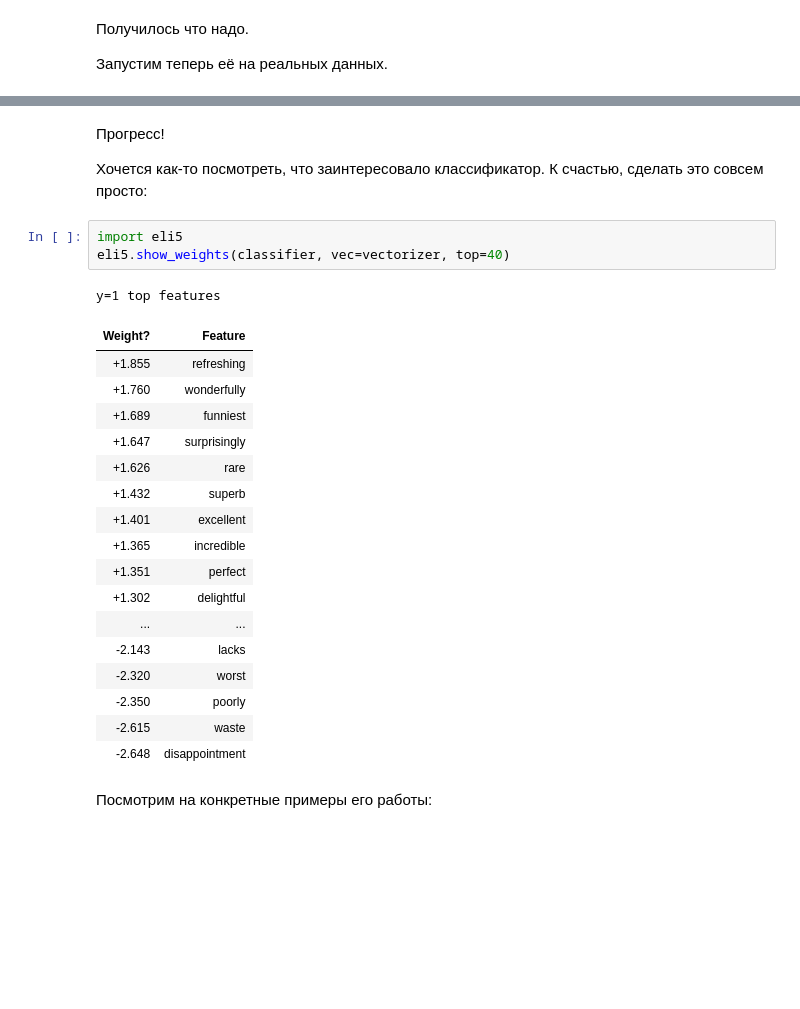
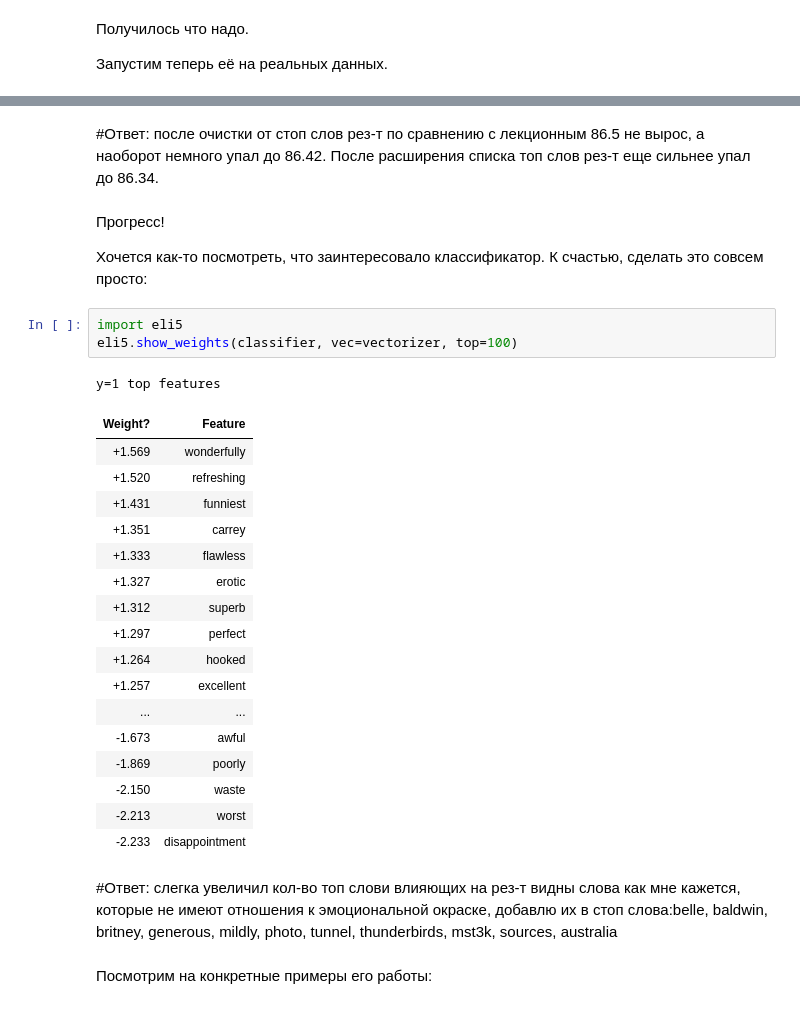
Before and after one commit to djo1006/Introduction-to-Natural-Language-Processing, a Jupyter notebook: hw_les_6/hw_les_6.ipynb, the cells around one changed output, grey strips where cells are left out. Cells and saved outputs as stored; diff of their text form; blank space fills up the shorter version.

```diff
--- a/hw_les_6/hw_les_6.ipynb
+++ b/hw_les_6/hw_les_6.ipynb
@@ -289,29 +329,34 @@ Test accuracy = 86.50%
+# %% [markdown]
+#Ответ: после очистки от стоп слов рез-т по сравнению с лекционным 86.5 не вырос, а наоборот немного упал до 86.42.
+После расширения списка топ слов рез-т еще сильнее упал до 86.34.
 # %% [markdown]
 Прогресс!
 
 Хочется как-то посмотреть, что заинтересовало классификатор. К счастью, сделать это совсем просто:
 # %%
 import eli5
-eli5.show_weights(classifier, vec=vectorizer, top=40)
+eli5.show_weights(classifier, vec=vectorizer, top=100)
 # %% [output]
 y=1 top features
 | Weight? | Feature |
-| +1.855 | refreshing |
-| +1.760 | wonderfully |
-| +1.689 | funniest |
-| +1.647 | surprisingly |
-| +1.626 | rare |
-| +1.432 | superb |
-| +1.401 | excellent |
-| +1.365 | incredible |
-| +1.351 | perfect |
-| +1.302 | delightful |
+| +1.569 | wonderfully |
+| +1.520 | refreshing |
+| +1.431 | funniest |
+| +1.351 | carrey |
+| +1.333 | flawless |
+| +1.327 | erotic |
+| +1.312 | superb |
+| +1.297 | perfect |
+| +1.264 | hooked |
+| +1.257 | excellent |
 | ... | ... |
-| -2.143 | lacks |
-| -2.320 | worst |
-| -2.350 | poorly |
-| -2.615 | waste |
-| -2.648 | disappointment |
+| -1.673 | awful |
+| -1.869 | poorly |
+| -2.150 | waste |
+| -2.213 | worst |
+| -2.233 | disappointment |
+# %% [markdown]
+#Ответ: слегка увеличил кол-во топ слови влияющих на рез-т видны слова как мне кажется, которые не имеют отношения к эмоциональной окраске, добавлю их в стоп слова:belle, baldwin, britney, generous, mildly, photo, tunnel, thunderbirds, mst3k, sources, australia
 # %% [markdown]
 Посмотрим на конкретные примеры его работы:
 # %%
```
Also changed, not shown: parts of 37 cells of this notebook, 1 other file.
